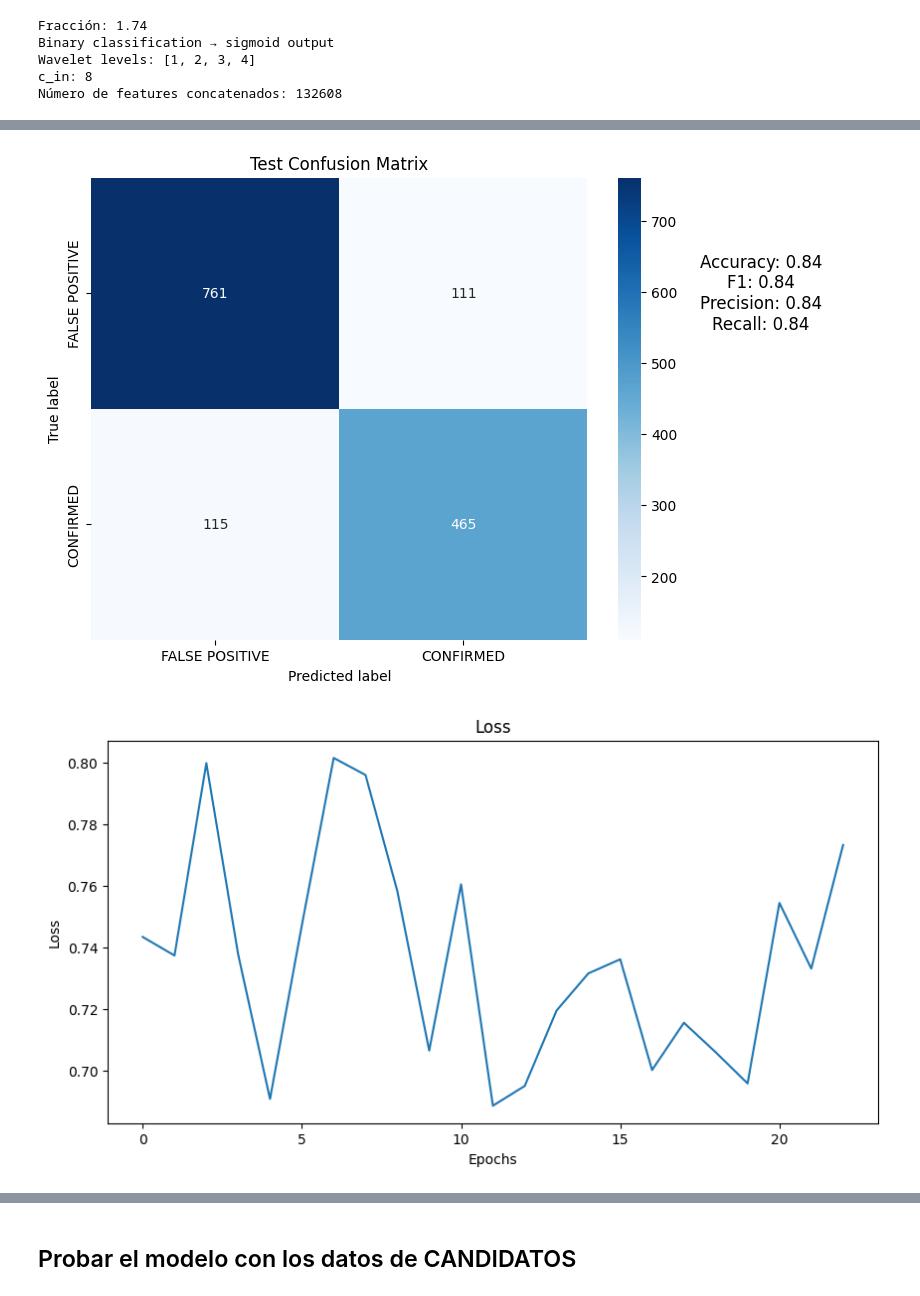
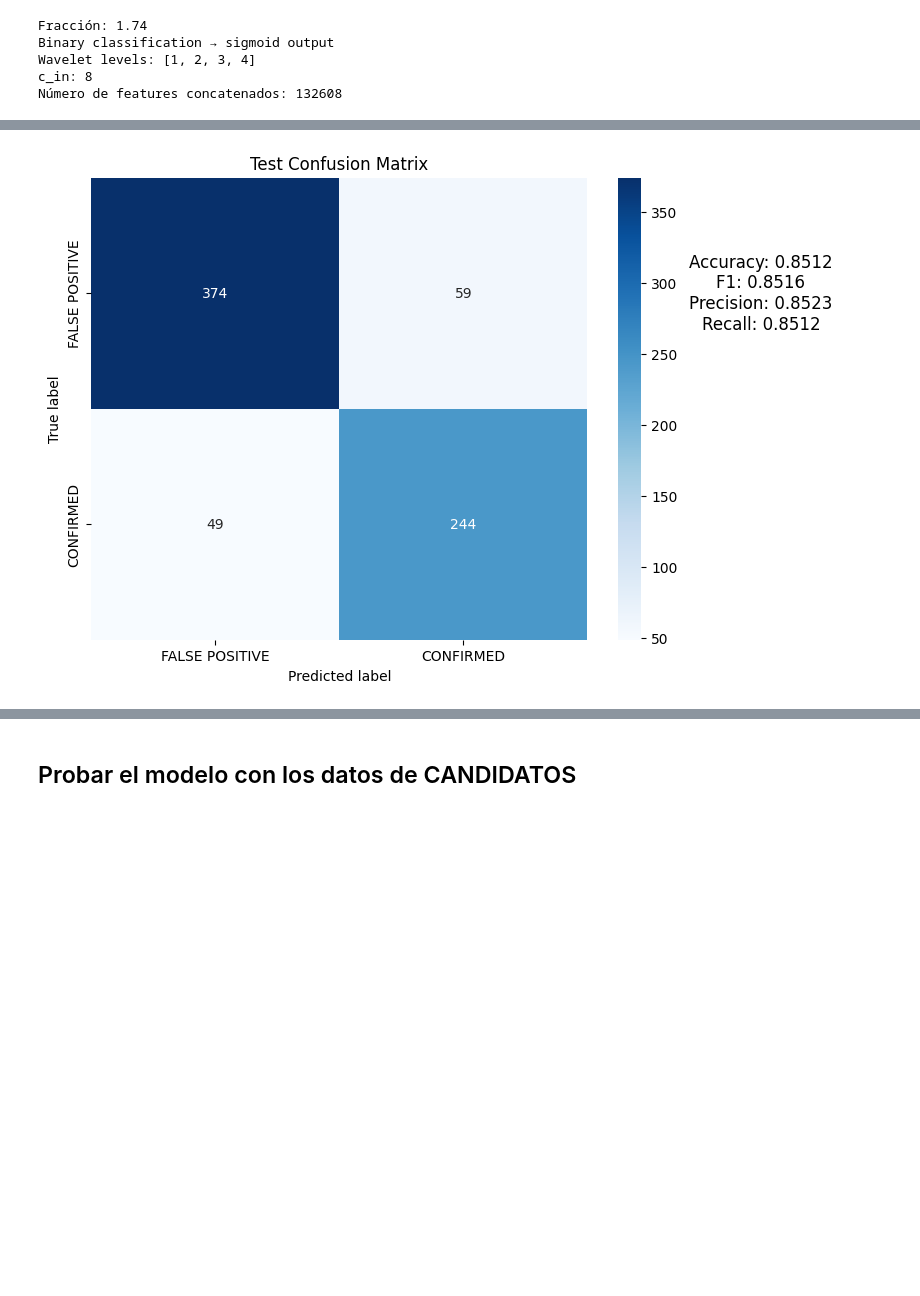
Before and after one commit to zmadru/ExoPlanet-Detection, a Jupyter notebook: Shallue_compactoWL.ipynb, the cells around one changed output, grey strips where cells are left out. Saved outputs shown, nothing was run; the diff lists cells and outputs as text; code cells hidden in the pictures; blank space fills up the shorter version.

```diff
--- a/Shallue_compactoWL.ipynb
+++ b/Shallue_compactoWL.ipynb
@@ -696,7 +696,7 @@ print(items[0]['global'].shape)
 print(items[0]['local'].shape)
 
 train, test = train_test_split(items, test_size=0.2, random_state=33)
-train, val = train_test_split(train, test_size=0.2, random_state=33)
+val, test = train_test_split(test, test_size=0.5, random_state=33)
 
 # train, test = train_test_split(items, test_size=0.3)
 train_global = torch.tensor([item['global'] for item in train])
@@ -1191,7 +1190,7 @@ def plot_confusion_matrix(y_true, y_pred, classes, title = 'Confusion Matrix'):
     f1 = f1_score(y_true, y_pred, average='weighted')
     precision = precision_score(y_true, y_pred, average='weighted', zero_division=0)
     recall = recall_score(y_true, y_pred, average='weighted')
-    plt.text(2.7, 0.5, f'Accuracy: {accuracy:.2f}\nF1: {f1:.2f}\nPrecision: {precision:.2f}\nRecall: {recall:.2f}',
+    plt.text(2.7, 0.5, f'Accuracy: {accuracy:.4f}\nF1: {f1:.4f}\nPrecision: {precision:.4f}\nRecall: {recall:.4f}',
              horizontalalignment='center', verticalalignment='center', fontsize=12, color='black')
     plt.show()
 
@@ -1221,9 +1220,8 @@ def plot_loss(loss):
 # %%
 predicted, labels, probs, loss_serie  = predict(model, test_loader, loss_fn)
 classes = ['FALSE POSITIVE', 'CONFIRMED']
 plot_confusion_matrix(labels, predicted, classes, title='Test Confusion Matrix')
-plot_loss(loss_serie)
-plot_roc_curve(labels, predicted, title='Test ROC Curve')
+# plot_loss(loss_serie)
+# plot_roc_curve(labels, predicted, title='Test ROC Curve')
 # %% [output]
-[figure, old version]
+[figure, new version]
-[figure, removed]
```
Also changed, not shown: parts of 7 cells of this notebook, 1 other file.
